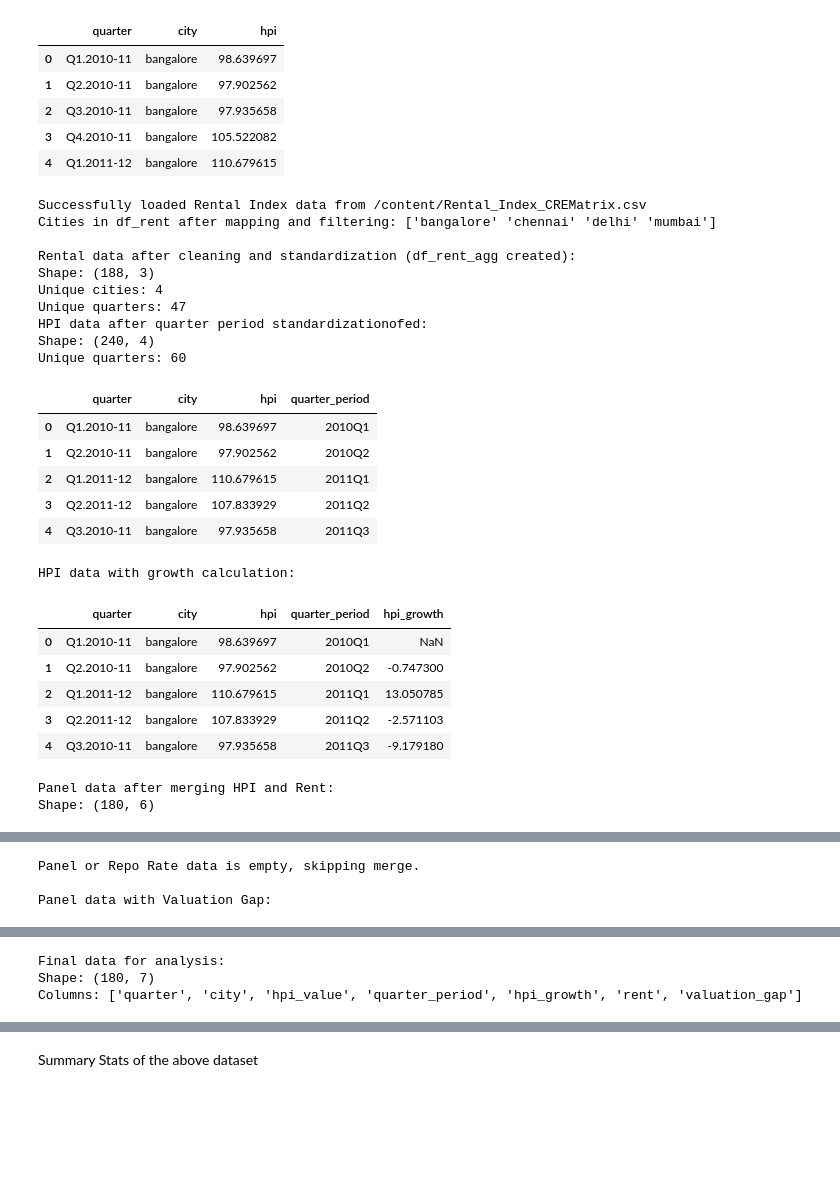
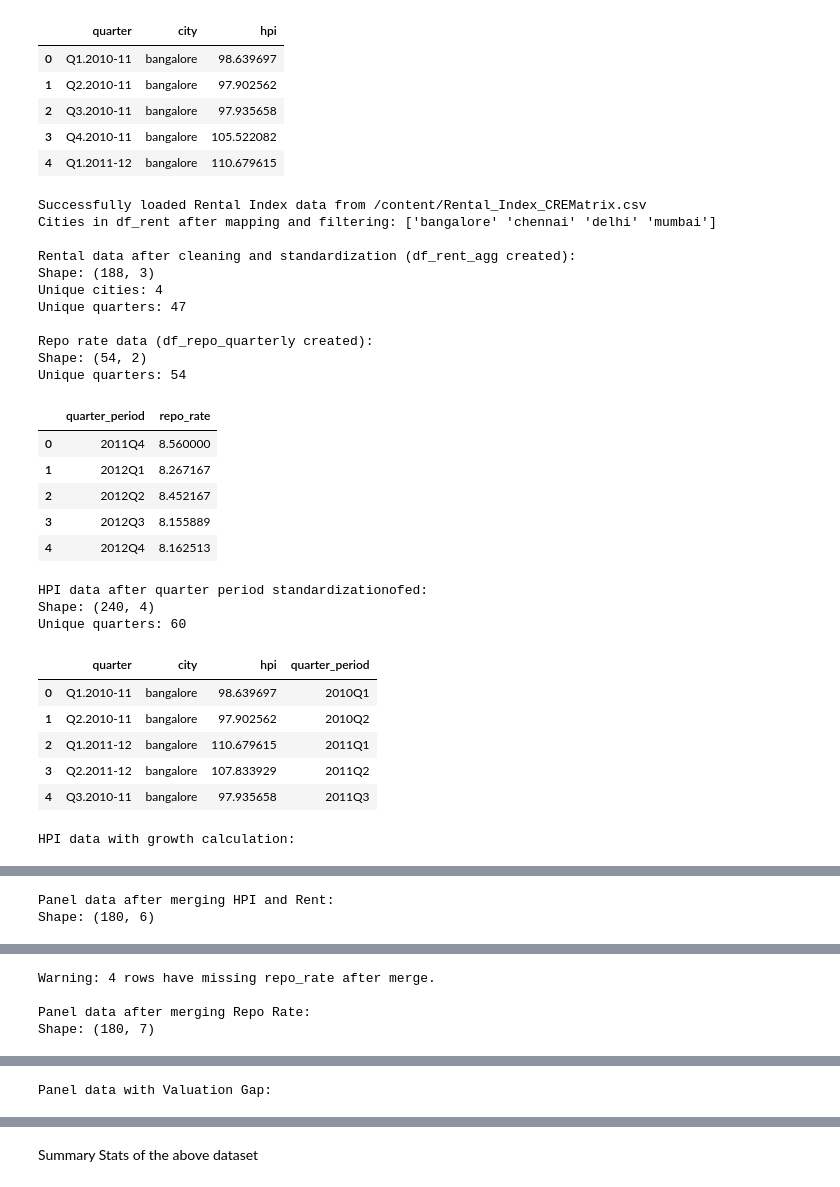
Before and after one commit to smonodeep/DynamicValuationGovernance, a Jupyter notebook: 0.Data_Prep_CityWise.ipynb, the cells around one changed output, grey strips where cells are left out. Drawn from its saved outputs; the diff is of its cells as text; code cells hidden in the pictures; blank space fills up the shorter version.

Commit message:
Repo data introduced and repo lag and repo growth are calculated later on

```diff
--- a/0.Data_Prep_CityWise.ipynb
+++ b/0.Data_Prep_CityWise.ipynb
@@ -194,9 +194,36 @@ except Exception as e:
     df_rent_agg = pd.DataFrame() # Ensure it's empty if an error occurs
 
 # Initialize df_repo_quarterly to an empty DataFrame to prevent NameError later if it's not defined by another cell
-# This is a safe default, assuming repo rate data might be loaded in a subsequent step or is not critical for df_panel creation to proceed.
 df_repo_quarterly = pd.DataFrame()
-# --- END of added code to define df_rent_agg ---
+
+# --- Fetch and Process FRED Repo Data ---
+import pandas_datareader as pdr
+import datetime
+
+start_date_fixed = datetime.datetime(2010,1,1)
+end_date_fixed = datetime.datetime(2025,1,1)
+
+repo_rate_series_raw = pdr.get_data_fred('INDIRLTLT01STM',
+                                       start=start_date_fixed,
+                                       end=end_date_fixed)
+
+# Ensure the column name is consistent
+repo_rate_series_raw.columns = ['repo_rate']
+
+# Convert the index (date) to quarter_period
+repo_rate_series_raw['quarter_period'] = repo_rate_series_raw.index.to_period('Q-DEC')
+
+# Aggregate by quarter_period, taking the mean of repo_rate for each quarter
+df_repo_quarterly = repo_rate_series_raw.groupby('quarter_period')['repo_rate'].mean().reset_index()
+
+# Ensure quarter_period is of PeriodIndex type (might lose type during reset_index without specific care)
+df_repo_quarterly['quarter_period'] = pd.PeriodIndex(df_repo_quarterly['quarter_period'], freq='Q-DEC')
+
+print("\nRepo rate data (df_repo_quarterly created):")
+print(f"Shape: {df_repo_quarterly.shape}")
+print(f"Unique quarters: {df_repo_quarterly['quarter_period'].nunique()}")
+display(df_repo_quarterly.head())
+# --- END of Fetch and Process FRED Repo Data ---
 
 
 if not df_hpi_long.empty:
@@ -273,48 +300,50 @@ if not df_panel.empty:
     display(df_panel.head())
 else:
     print("df_panel is empty, skipping valuation gap calculation.")
 
 
 # Final filtering and validation (simplified for now)
 if not df_panel.empty:
     # Drop rows with any NaN in critical columns if they are not expected
     # For this exercise, let's keep all. Real-world might require dropping NaNs for HPI/Rent growth or valuation gap
     # df_final = df_panel.dropna(subset=['hpi_growth', 'rent_growth', 'valuation_gap'])
 
     df_final = df_panel.copy()
     df_final_model_dataset = df_panel.copy()
 
     print("\nFinal data for analysis:")
     print(f"Shape: {df_final.shape}")
     print("Columns:", df_final.columns.tolist())
     display(df_final.head())
 else:
     print("df_panel is empty, final dataframes will be empty.")
     df_final = pd.DataFrame()
     df_final_model_dataset = pd.DataFrame()
 # %% [output]
 Successfully loaded Rental Index data from /content/Rental_Index_CREMatrix.csv
 Cities in df_rent after mapping and filtering: ['bangalore' 'chennai' 'delhi' 'mumbai']
 
 Rental data after cleaning and standardization (df_rent_agg created):
 Shape: (188, 3)
 Unique cities: 4
 Unique quarters: 47
-HPI data after quarter period standardizationofed:
-Shape: (240, 4)
-Unique quarters: 60
+
+Repo rate data (df_repo_quarterly created):
+Shape: (54, 2)
+Unique quarters: 54
-|  | quarter | city | hpi | quarter_period |
-| 0 | Q1.2010-11 | bangalore | 98.639697 | 2010Q1 |
-| 1 | Q2.2010-11 | bangalore | 97.902562 | 2010Q2 |
-| 2 | Q1.2011-12 | bangalore | 110.679615 | 2011Q1 |
-| 3 | Q2.2011-12 | bangalore | 107.833929 | 2011Q2 |
-| 4 | Q3.2010-11 | bangalore | 97.935658 | 2011Q3 |
+|  | quarter_period | repo_rate |
+| 0 | 2011Q4 | 8.560000 |
+| 1 | 2012Q1 | 8.267167 |
+| 2 | 2012Q2 | 8.452167 |
+| 3 | 2012Q3 | 8.155889 |
+| 4 | 2012Q4 | 8.162513 |
-HPI data with growth calculation:
+HPI data after quarter period standardizationofed:
+Shape: (240, 4)
+Unique quarters: 60
-|  | quarter | city | hpi | quarter_period | hpi_growth |
-| 0 | Q1.2010-11 | bangalore | 98.639697 | 2010Q1 | NaN |
-| 1 | Q2.2010-11 | bangalore | 97.902562 | 2010Q2 | -0.747300 |
-| 2 | Q1.2011-12 | bangalore | 110.679615 | 2011Q1 | 13.050785 |
-| 3 | Q2.2011-12 | bangalore | 107.833929 | 2011Q2 | -2.571103 |
-| 4 | Q3.2010-11 | bangalore | 97.935658 | 2011Q3 | -9.179180 |
+|  | quarter | city | hpi | quarter_period |
+| 0 | Q1.2010-11 | bangalore | 98.639697 | 2010Q1 |
+| 1 | Q2.2010-11 | bangalore | 97.902562 | 2010Q2 |
+| 2 | Q1.2011-12 | bangalore | 110.679615 | 2011Q1 |
+| 3 | Q2.2011-12 | bangalore | 107.833929 | 2011Q2 |
+| 4 | Q3.2010-11 | bangalore | 97.935658 | 2011Q3 |
-Panel data after merging HPI and Rent:
-Shape: (180, 6)
+HPI data with growth calculation:
@@ -327,3 +356,2 @@ Shape: (180, 6)
-Panel or Repo Rate data is empty, skipping merge.
-
-Panel data with Valuation Gap:
+Panel data after merging HPI and Rent:
+Shape: (180, 6)
@@ -336,3 +364,4 @@ Panel data with Valuation Gap:
-Final data for analysis:
+Warning: 4 rows have missing repo_rate after merge.
+
+Panel data after merging Repo Rate:
 Shape: (180, 7)
-Columns: ['quarter', 'city', 'hpi_value', 'quarter_period', 'hpi_growth', 'rent', 'valuation_gap']
@@ -344,0 +374 @@ Columns: ['quarter', 'city', 'hpi_value', 'quarter_period', 'hpi_growth', 'rent'
+Panel data with Valuation Gap:
```
Also changed, not shown: parts of 6 cells of this notebook.
